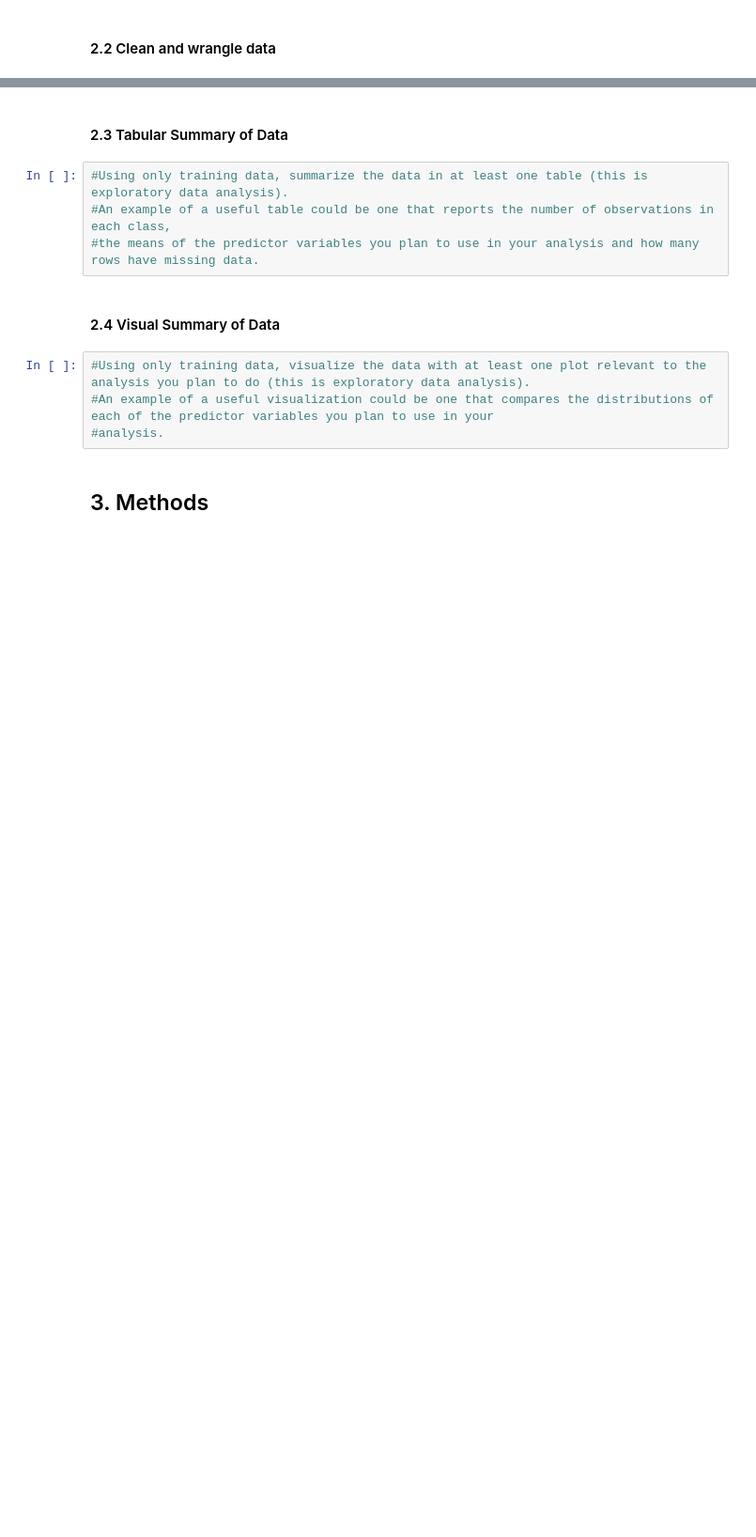
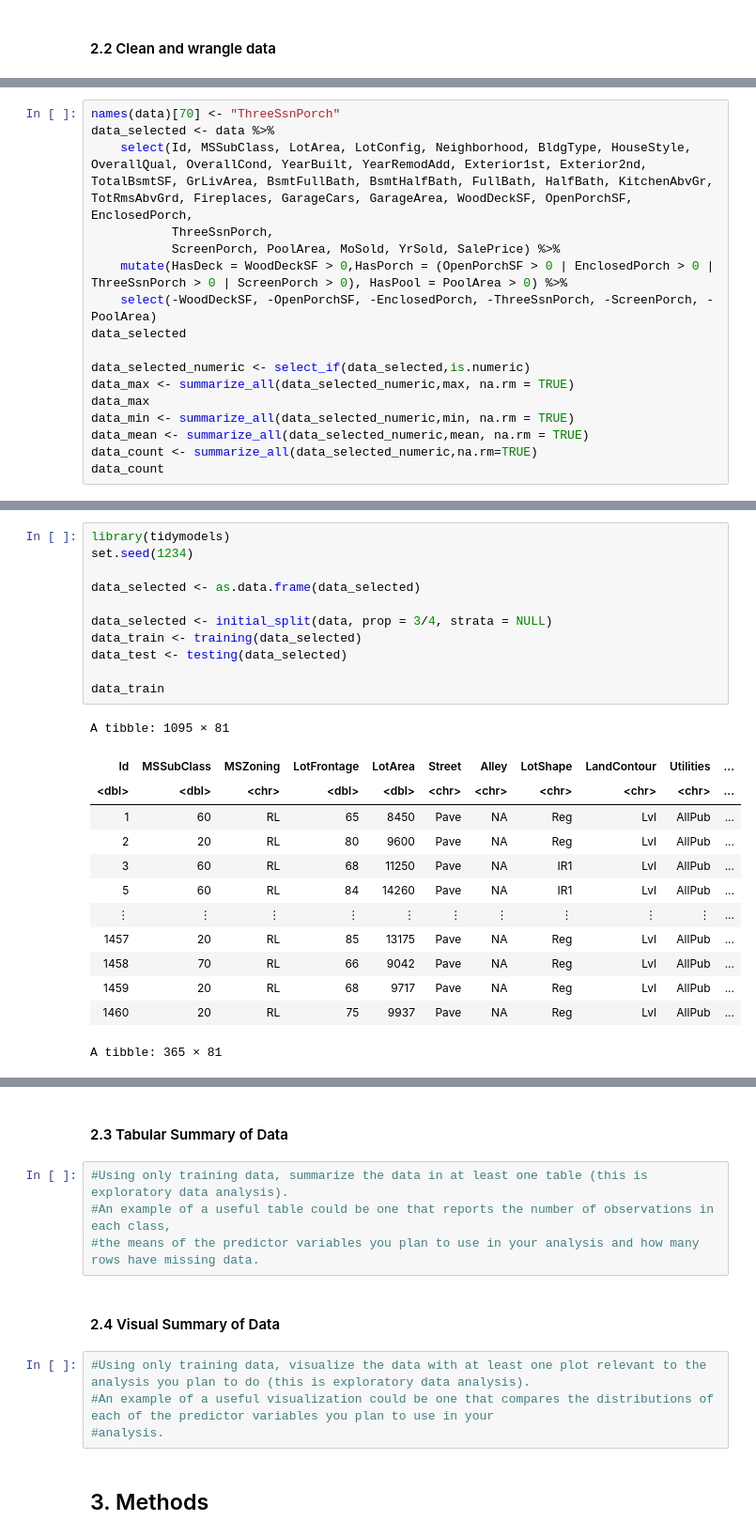
Before and after one commit to jerdavies/home-price-regression, a Jupyter notebook: Project-Proposal.ipynb, the cells around one changed output, grey strips where cells are left out. Shown: that part at 94% size. Cells and saved outputs as stored; diff of their text form; blank space fills up the shorter version.

```diff
--- a/Project-Proposal.ipynb
+++ b/Project-Proposal.ipynb
@@ -53,0 +41,17 @@ Making 'packages.html' ...
+# %%
+names(data)[70] <- "ThreeSsnPorch"
+data_selected <- data %>%
+    select(Id, MSSubClass, LotArea, LotConfig, Neighborhood, BldgType, HouseStyle, OverallQual, OverallCond, YearBuilt, YearRemodAdd, Exterior1st, Exterior2nd, TotalBsmtSF, GrLivArea, BsmtFullBath, BsmtHalfBath, FullBath, HalfBath, KitchenAbvGr, TotRmsAbvGrd, Fireplaces, GarageCars, GarageArea, WoodDeckSF, OpenPorchSF, EnclosedPorch,
+           ThreeSsnPorch,
+           ScreenPorch, PoolArea, MoSold, YrSold, SalePrice) %>%
+    mutate(HasDeck = WoodDeckSF > 0,HasPorch = (OpenPorchSF > 0 | EnclosedPorch > 0 | ThreeSsnPorch > 0 | ScreenPorch > 0), HasPool = PoolArea > 0) %>%
+    select(-WoodDeckSF, -OpenPorchSF, -EnclosedPorch, -ThreeSsnPorch, -ScreenPorch, -PoolArea)
+data_selected
+
+data_selected_numeric <- select_if(data_selected,is.numeric)
+data_max <- summarize_all(data_selected_numeric,max, na.rm = TRUE)
+data_max
+data_min <- summarize_all(data_selected_numeric,min, na.rm = TRUE)
+data_mean <- summarize_all(data_selected_numeric,mean, na.rm = TRUE)
+data_count <- summarize_all(data_selected_numeric,na.rm=TRUE)
+data_count
@@ -53,0 +76,25 @@ Making 'packages.html' ...
+# %%
+library(tidymodels)
+set.seed(1234)
+
+data_selected <- as.data.frame(data_selected)
+
+data_selected <- initial_split(data, prop = 3/4, strata = NULL)
+data_train <- training(data_selected)
+data_test <- testing(data_selected)
+
+data_train
+# %% [output]
+A tibble: 1095 × 81
+| Id | MSSubClass | MSZoning | LotFrontage | LotArea | Street | Alley | LotShape | LandContour | Utilities | ... |
+| <dbl> | <dbl> | <chr> | <dbl> | <dbl> | <chr> | <chr> | <chr> | <chr> | <chr> | ... |
+| 1 | 60 | RL | 65 | 8450 | Pave | NA | Reg | Lvl | AllPub | ... |
+| 2 | 20 | RL | 80 | 9600 | Pave | NA | Reg | Lvl | AllPub | ... |
+| 3 | 60 | RL | 68 | 11250 | Pave | NA | IR1 | Lvl | AllPub | ... |
+| 5 | 60 | RL | 84 | 14260 | Pave | NA | IR1 | Lvl | AllPub | ... |
+| ⋮ | ⋮ | ⋮ | ⋮ | ⋮ | ⋮ | ⋮ | ⋮ | ⋮ | ⋮ | ... |
+| 1457 | 20 | RL | 85 | 13175 | Pave | NA | Reg | Lvl | AllPub | ... |
+| 1458 | 70 | RL | 66 | 9042 | Pave | NA | Reg | Lvl | AllPub | ... |
+| 1459 | 20 | RL | 68 | 9717 | Pave | NA | Reg | Lvl | AllPub | ... |
+| 1460 | 20 | RL | 75 | 9937 | Pave | NA | Reg | Lvl | AllPub | ... |
+A tibble: 365 × 81
```
Also changed, not shown: parts of 5 cells of this notebook, 1 other file.
